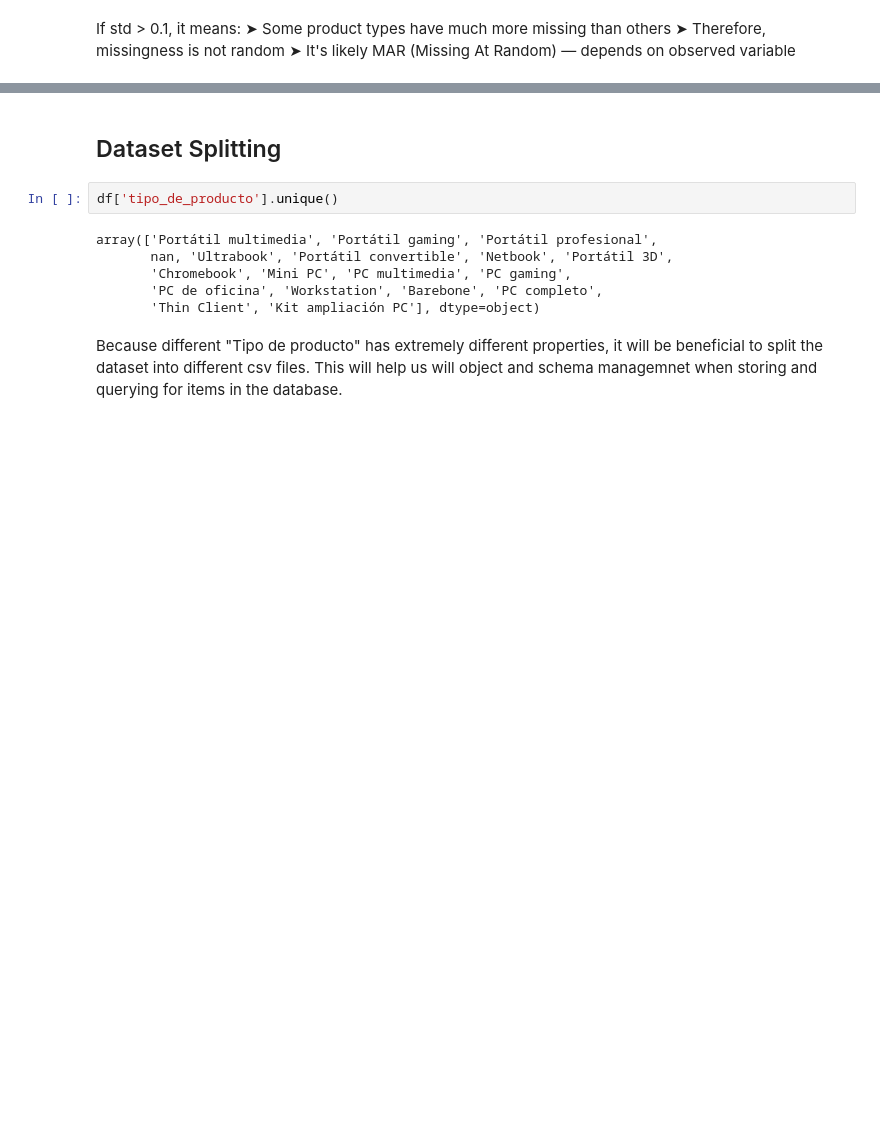
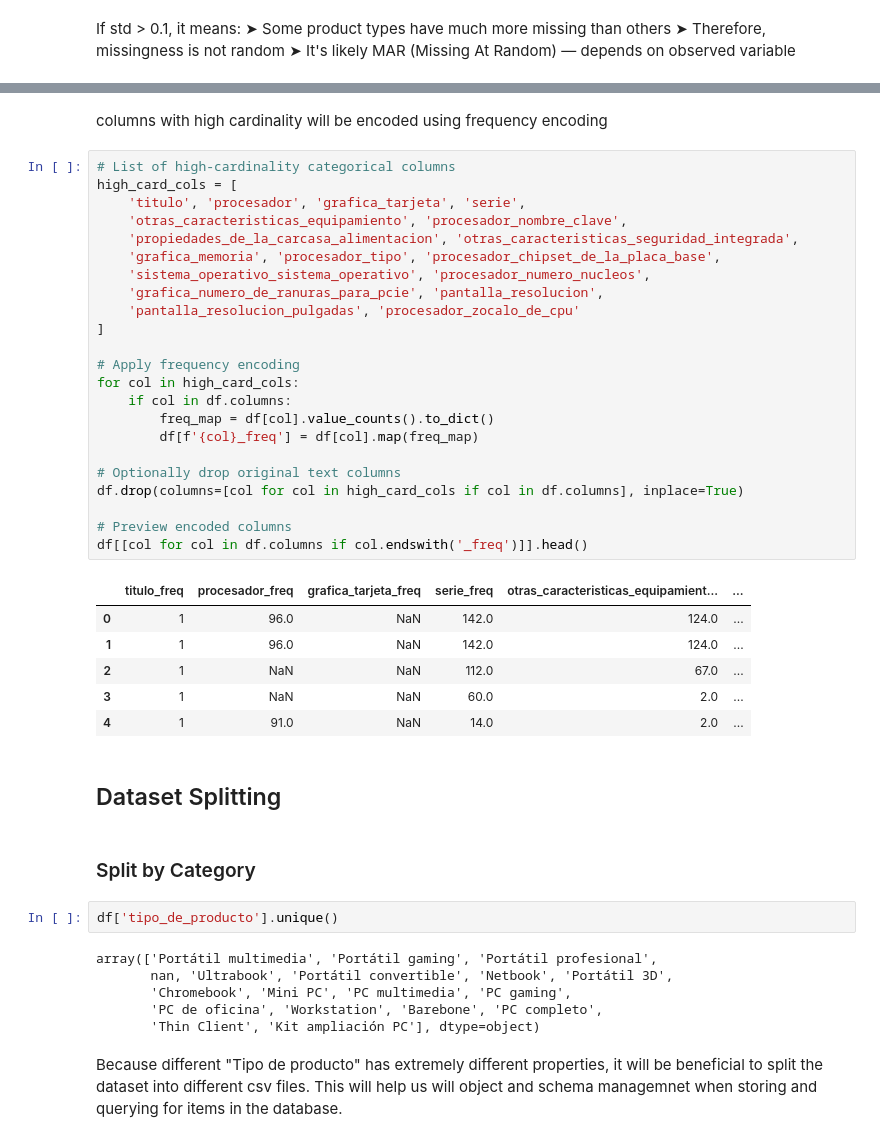
Before and after one commit to oholmess/PcPartPicker3000, a Jupyter notebook: assignment/EDA.ipynb, the cells around one changed output, grey strips where cells are left out. Drawn from its saved outputs; the diff is of its cells as text; blank space fills up the shorter version.

```diff
--- a/assignment/EDA.ipynb
+++ b/assignment/EDA.ipynb
@@ -1752,5 +2085,39 @@ print(df.head())                              # now you'll see all columns
+# %% [markdown]
+columns with high cardinality will be encoded using frequency encoding
+# %%
+# List of high-cardinality categorical columns
+high_card_cols = [
+    'titulo', 'procesador', 'grafica_tarjeta', 'serie',
+    'otras_caracteristicas_equipamiento', 'procesador_nombre_clave',
+    'propiedades_de_la_carcasa_alimentacion', 'otras_caracteristicas_seguridad_integrada',
+    'grafica_memoria', 'procesador_tipo', 'procesador_chipset_de_la_placa_base',
+    'sistema_operativo_sistema_operativo', 'procesador_numero_nucleos',
+    'grafica_numero_de_ranuras_para_pcie', 'pantalla_resolucion',
+    'pantalla_resolucion_pulgadas', 'procesador_zocalo_de_cpu'
+]
+
+# Apply frequency encoding
+for col in high_card_cols:
+    if col in df.columns:
+        freq_map = df[col].value_counts().to_dict()
+        df[f'{col}_freq'] = df[col].map(freq_map)
+
+# Optionally drop original text columns
+df.drop(columns=[col for col in high_card_cols if col in df.columns], inplace=True)
+
+# Preview encoded columns
+df[[col for col in df.columns if col.endswith('_freq')]].head()
+# %% [output]
+|  | titulo_freq | procesador_freq | grafica_tarjeta_freq | serie_freq | otras_caracteristicas_equipamient... | ... |
+| 0 | 1 | 96.0 | NaN | 142.0 | 124.0 | ... |
+| 1 | 1 | 96.0 | NaN | 142.0 | 124.0 | ... |
+| 2 | 1 | NaN | NaN | 112.0 | 67.0 | ... |
+| 3 | 1 | NaN | NaN | 60.0 | 2.0 | ... |
+| 4 | 1 | 91.0 | NaN | 14.0 | 2.0 | ... |
 # %% [markdown]
 ## Dataset Splitting
+# %% [markdown]
+### Split by Category
 # %%
 df['tipo_de_producto'].unique()
 # %% [output]
```
Also changed, not shown: parts of 56 cells of this notebook.
